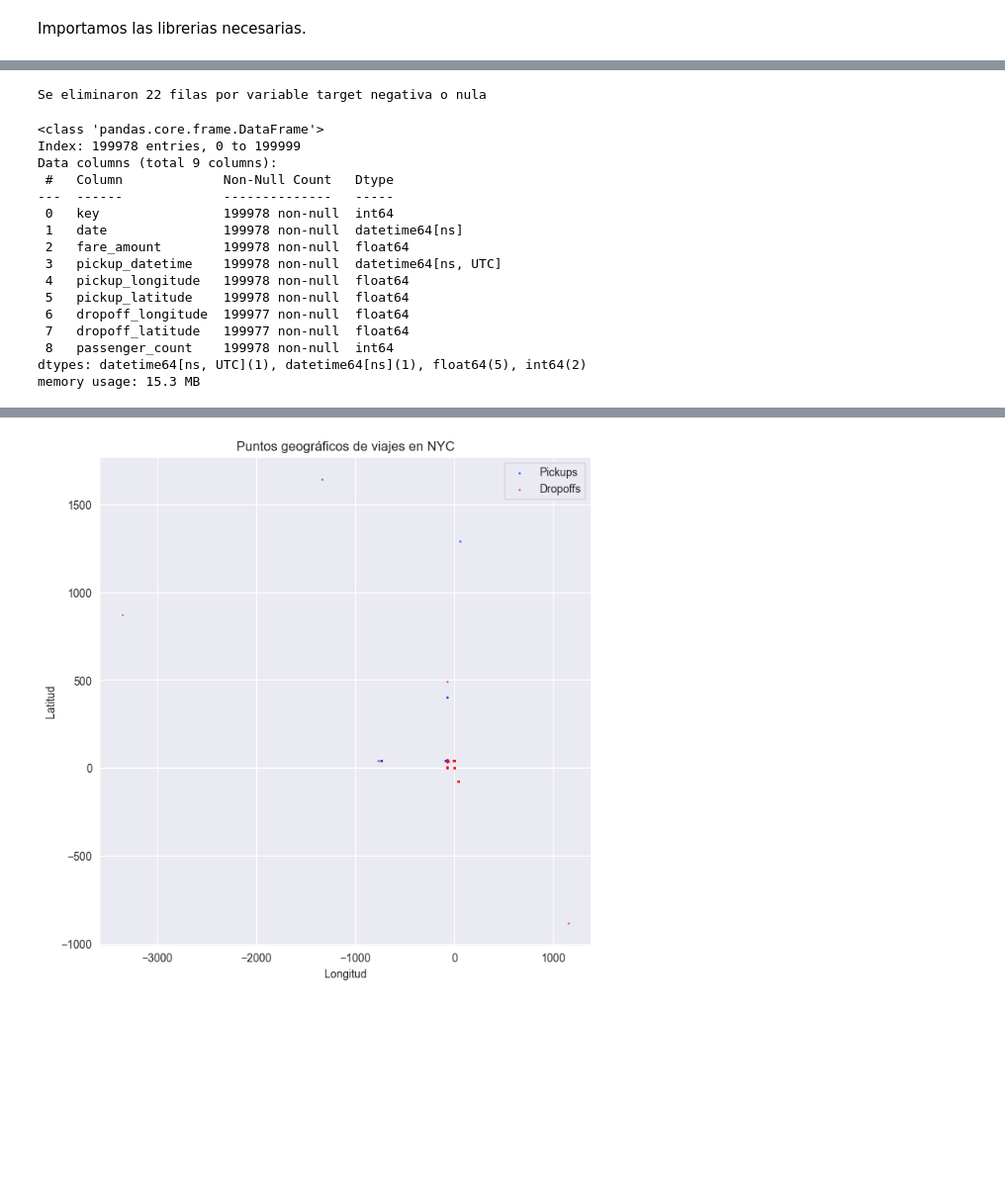
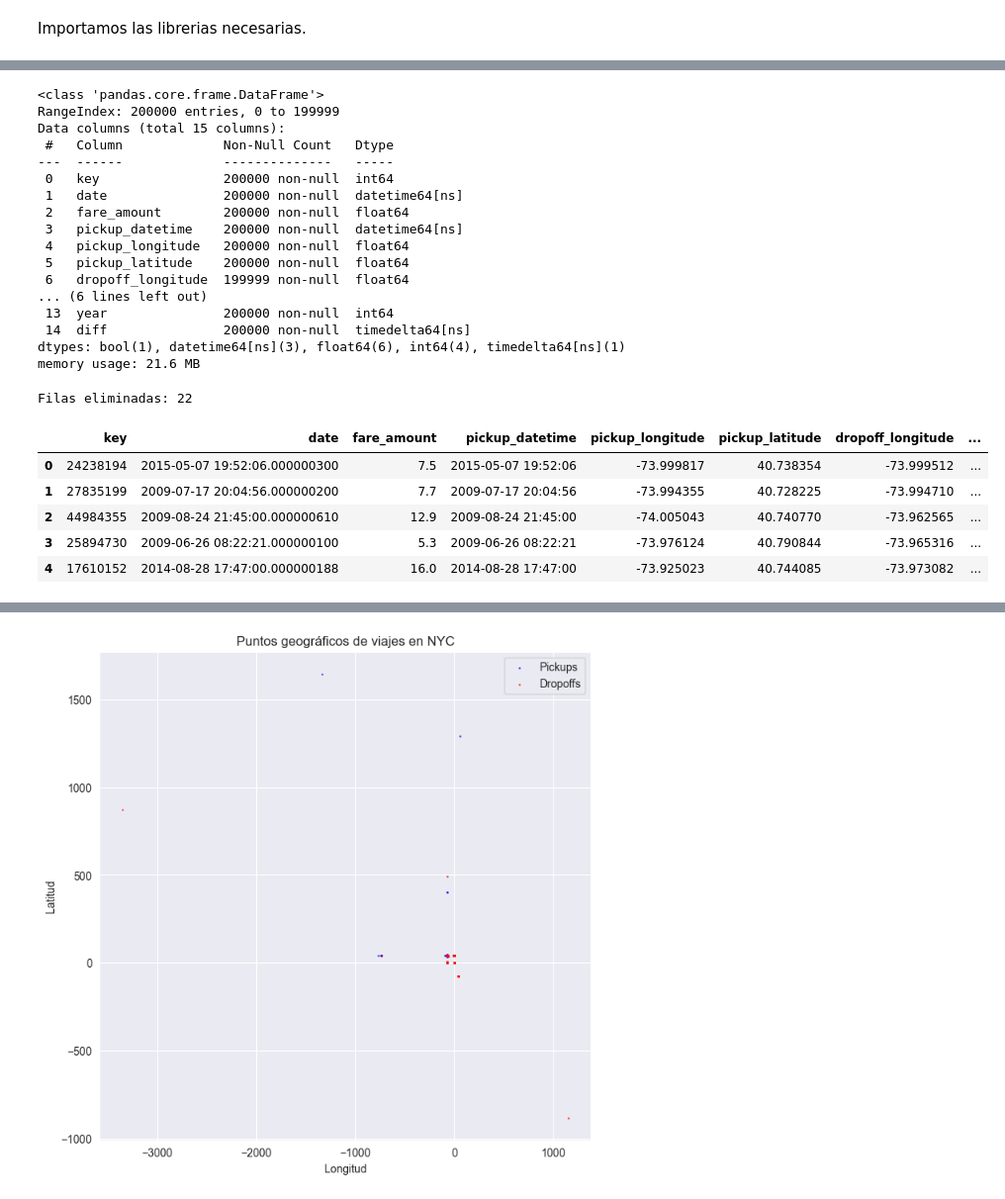
Before and after one commit to ignmend/AA1-TUIA-2025C1-Dimenna-ElizondoRios-Mendez, a Jupyter notebook: TP-regresion-AA1.ipynb, the cells around one changed output, grey strips where cells are left out. Shown at 99% size. Drawn from its saved outputs; the diff is of its cells as text; code cells hidden in the pictures; blank space fills up the shorter version.

```diff
--- a/TP-regresion-AA1.ipynb
+++ b/TP-regresion-AA1.ipynb
@@ -57,0 +32,20 @@ dtype: int64
+# %%
+
+df_uber = pd.read_csv("uber_fares.csv")
+df_clima = pd.read_csv("clima_nyc.csv")
+
+# Convierto los dos al mismo formato ya que son diferentes tipos de fechas.
+df_uber["pickup_datetime"] = pd.to_datetime(df_uber["pickup_datetime"], utc=True)
+df_uber["datetime"] = df_uber["pickup_datetime"].dt.floor("h").dt.tz_convert(None)
+
+df_clima["datetime"] = pd.to_datetime(df_clima["datetime"])
+df_clima["datetime"] = df_clima["datetime"].dt.floor("h")
+
+df_uber = pd.merge(
+    df_uber,
+    df_clima,
+    how="left"
+)
+
+
+print(df_uber.head())
@@ -58,7 +91,29 @@ dtype: int64
+# %%
+#Visualizamos el tipo de datos de cada columna, el tamano del df
+df_uber.info()
+# %% [output]
+<class 'pandas.core.frame.DataFrame'>
+RangeIndex: 200000 entries, 0 to 199999
+Data columns (total 15 columns):
+ #   Column             Non-Null Count   Dtype
+---  ------             --------------   -----
+ 0   key                200000 non-null  int64
+ 1   date               200000 non-null  datetime64[ns]
+ 2   fare_amount        200000 non-null  float64
+ 3   pickup_datetime    200000 non-null  datetime64[ns]
+ 4   pickup_longitude   200000 non-null  float64
+ 5   pickup_latitude    200000 non-null  float64
+ 6   dropoff_longitude  199999 non-null  float64
+... (6 lines left out)
+ 13  year               200000 non-null  int64
+ 14  diff               200000 non-null  timedelta64[ns]
+dtypes: bool(1), datetime64[ns](3), float64(6), int64(4), timedelta64[ns](1)
+memory usage: 21.6 MB
 # %%
-len1 = len(df)
+#Se eliminan los montos negativos.
+len1 = len(df_uber)
 
-df = df[df['fare_amount'] > 0]
-print(f'Se eliminaron {len1 - len(df)} filas por variable target negativa o nula')
+df_uber = df_uber[df_uber['fare_amount'] > 0]
+print(f'Filas eliminadas: {len1 - len(df_uber)} ')
 # %% [output]
-Se eliminaron 22 filas por variable target negativa o nula
+Filas eliminadas: 22
@@ -69,20 +120,10 @@ df['pickup_datetime'] = pd.to_datetime(df['pickup_datetime'], errors='coerce')
 # %%
-df.info()
+df_uber.head()
 # %% [output]
-<class 'pandas.core.frame.DataFrame'>
-Index: 199978 entries, 0 to 199999
-Data columns (total 9 columns):
- #   Column             Non-Null Count   Dtype
----  ------             --------------   -----
- 0   key                199978 non-null  int64
- 1   date               199978 non-null  datetime64[ns]
- 2   fare_amount        199978 non-null  float64
- 3   pickup_datetime    199978 non-null  datetime64[ns, UTC]
- 4   pickup_longitude   199978 non-null  float64
- 5   pickup_latitude    199978 non-null  float64
- 6   dropoff_longitude  199977 non-null  float64
- 7   dropoff_latitude   199977 non-null  float64
- 8   passenger_count    199978 non-null  int64
-dtypes: datetime64[ns, UTC](1), datetime64[ns](1), float64(5), int64(2)
-memory usage: 15.3 MB
+|  | key | date | fare_amount | pickup_datetime | pickup_longitude | pickup_latitude | dropoff_longitude | ... |
+| 0 | 24238194 | 2015-05-07 19:52:06.000000300 | 7.5 | 2015-05-07 19:52:06 | -73.999817 | 40.738354 | -73.999512 | ... |
+| 1 | 27835199 | 2009-07-17 20:04:56.000000200 | 7.7 | 2009-07-17 20:04:56 | -73.994355 | 40.728225 | -73.994710 | ... |
+| 2 | 44984355 | 2009-08-24 21:45:00.000000610 | 12.9 | 2009-08-24 21:45:00 | -74.005043 | 40.740770 | -73.962565 | ... |
+| 3 | 25894730 | 2009-06-26 08:22:21.000000100 | 5.3 | 2009-06-26 08:22:21 | -73.976124 | 40.790844 | -73.965316 | ... |
+| 4 | 17610152 | 2014-08-28 17:47:00.000000188 | 16.0 | 2014-08-28 17:47:00 | -73.925023 | 40.744085 | -73.973082 | ... |
 # %%
```
Also changed, not shown: parts of 46 cells of this notebook, 4 other files.
